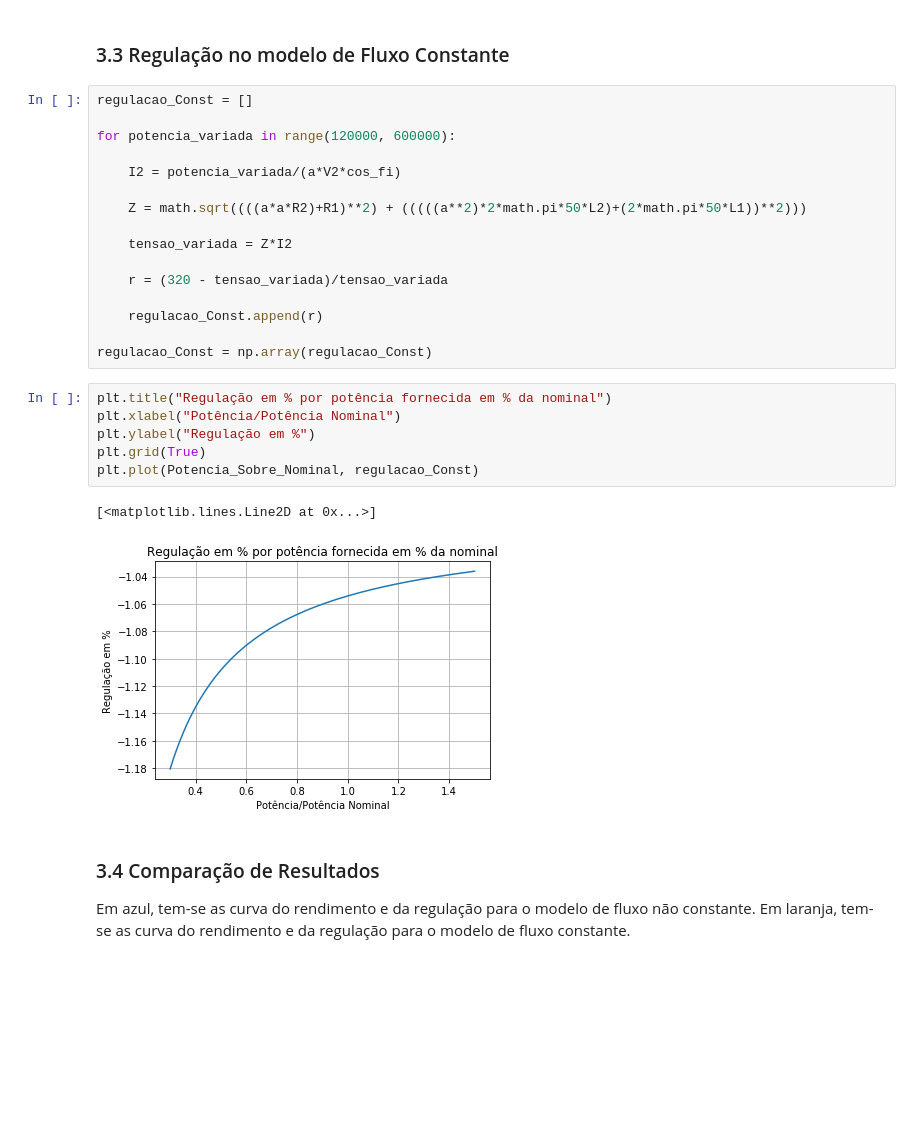
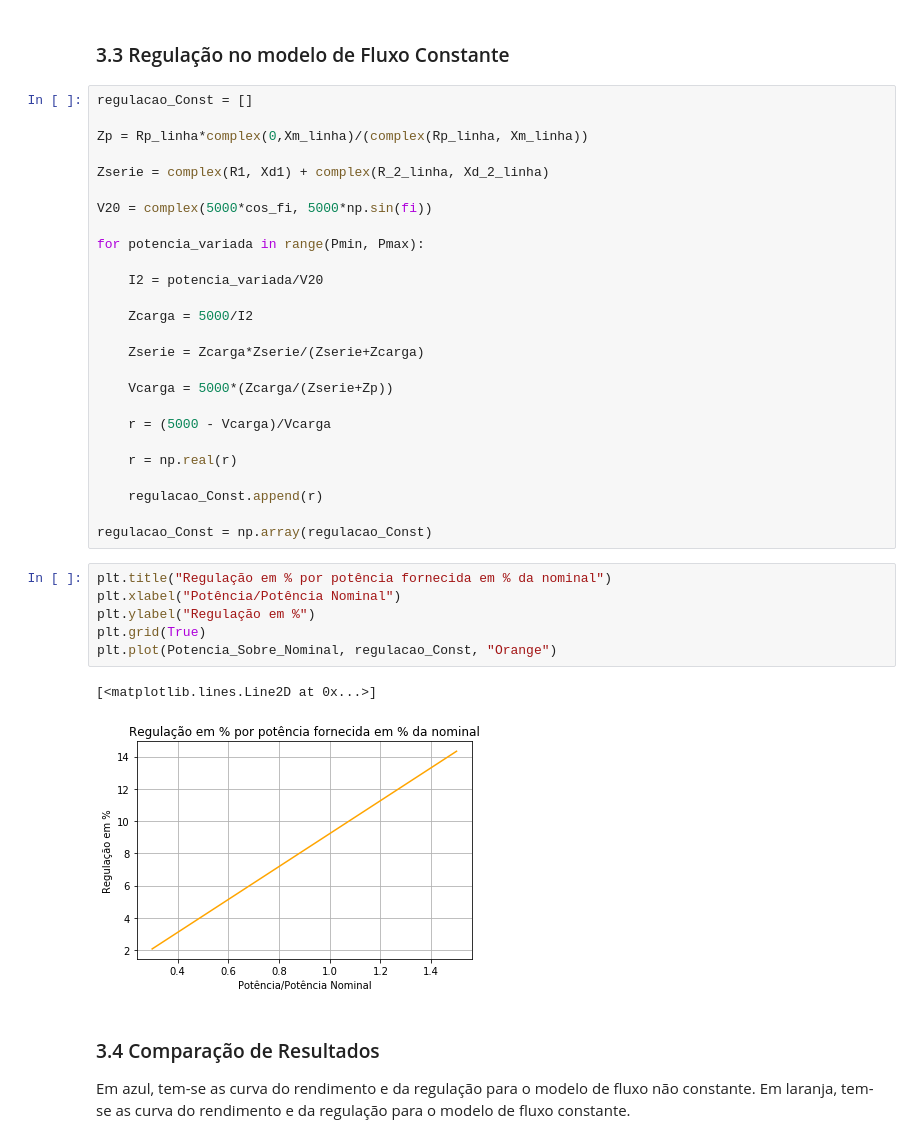
Before and after one commit to lucaspenna00/poli, a Jupyter notebook: EP-Modelagem-Transformador/EC1_Conversao.ipynb, the cells around one changed output. Saved outputs shown, nothing was run; the diff lists cells and outputs as text; blank space fills up the shorter version.

```diff
--- a/EP-Modelagem-Transformador/EC1_Conversao.ipynb
+++ b/EP-Modelagem-Transformador/EC1_Conversao.ipynb
@@ -316,30 +333,40 @@ plt.plot(Potencia_Sobre_Nominal, Rendimento_Const)
 # %% [markdown]
 ### 3.3 Regulação no modelo de Fluxo Constante
-# %%
-regulacao_Const = []
-
-for potencia_variada in range(120000, 600000):
-
-    I2 = potencia_variada/(a*V2*cos_fi)
-
-    Z = math.sqrt((((a*a*R2)+R1)**2) + (((((a**2)*2*math.pi*50*L2)+(2*math.pi*50*L1))**2)))
-
-    tensao_variada = Z*I2
-
-    r = (320 - tensao_variada)/tensao_variada
-
-    regulacao_Const.append(r)
-
-regulacao_Const = np.array(regulacao_Const)
+# %%
+regulacao_Const = []
+
+Zp = Rp_linha*complex(0,Xm_linha)/(complex(Rp_linha, Xm_linha))
+
+Zserie = complex(R1, Xd1) + complex(R_2_linha, Xd_2_linha)
+
+V20 = complex(5000*cos_fi, 5000*np.sin(fi))
+
+for potencia_variada in range(Pmin, Pmax):
+
+    I2 = potencia_variada/V20
+
+    Zcarga = 5000/I2
+
+    Zserie = Zcarga*Zserie/(Zserie+Zcarga)
+
+    Vcarga = 5000*(Zcarga/(Zserie+Zp))
+
+    r = (5000 - Vcarga)/Vcarga
+
+    r = np.real(r)
+
+    regulacao_Const.append(r)
+
+regulacao_Const = np.array(regulacao_Const)
 # %%
 plt.title("Regulação em % por potência fornecida em % da nominal")
 plt.xlabel("Potência/Potência Nominal")
 plt.ylabel("Regulação em %")
 plt.grid(True)
-plt.plot(Potencia_Sobre_Nominal, regulacao_Const)
+plt.plot(Potencia_Sobre_Nominal, regulacao_Const, "Orange")
 # %% [output]
 [<matplotlib.lines.Line2D at 0x...>]
-[figure, old version]
+[figure, new version]
 # %% [markdown]
 ### 3.4 Comparação de Resultados
 
```
Also changed, not shown: parts of 14 cells of this notebook.
